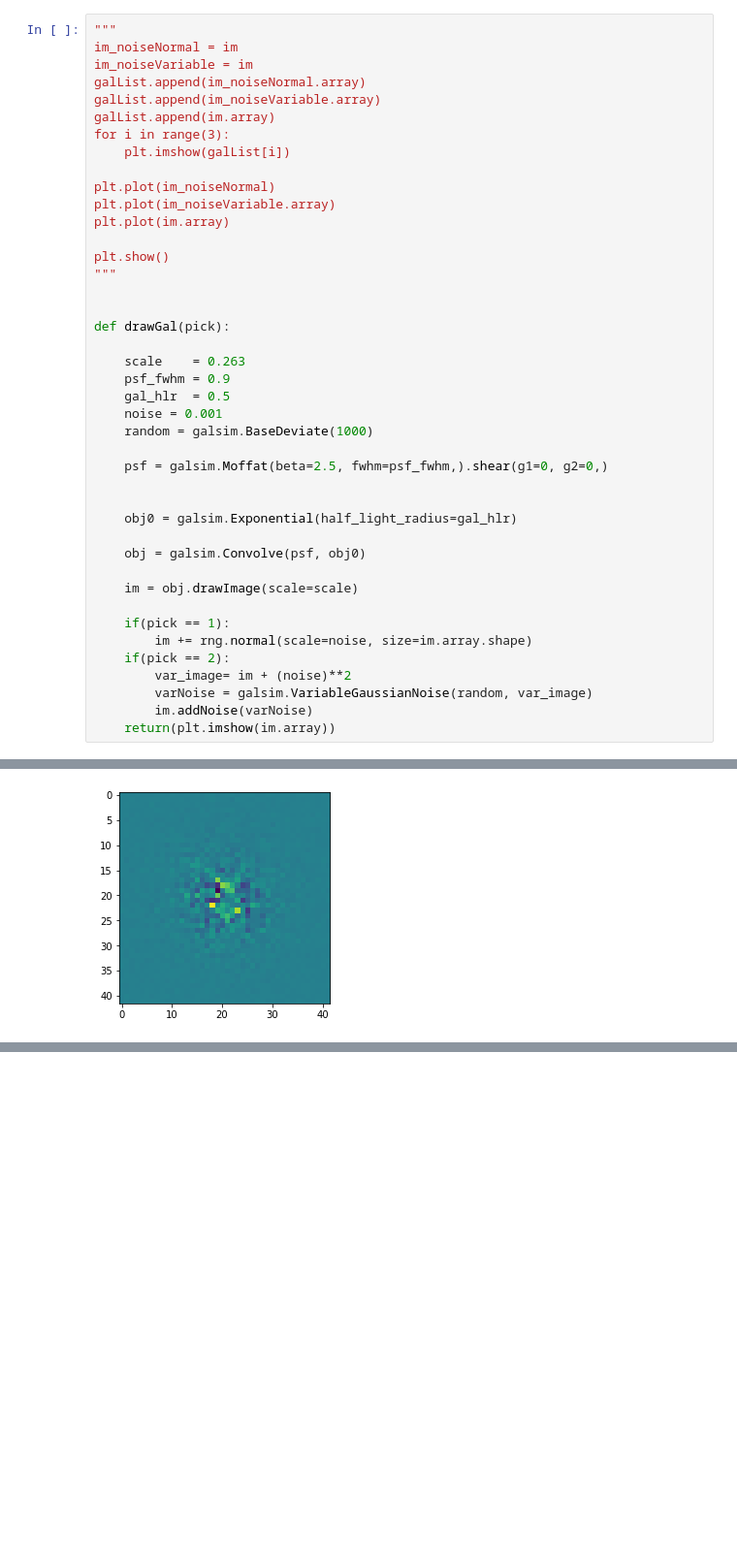
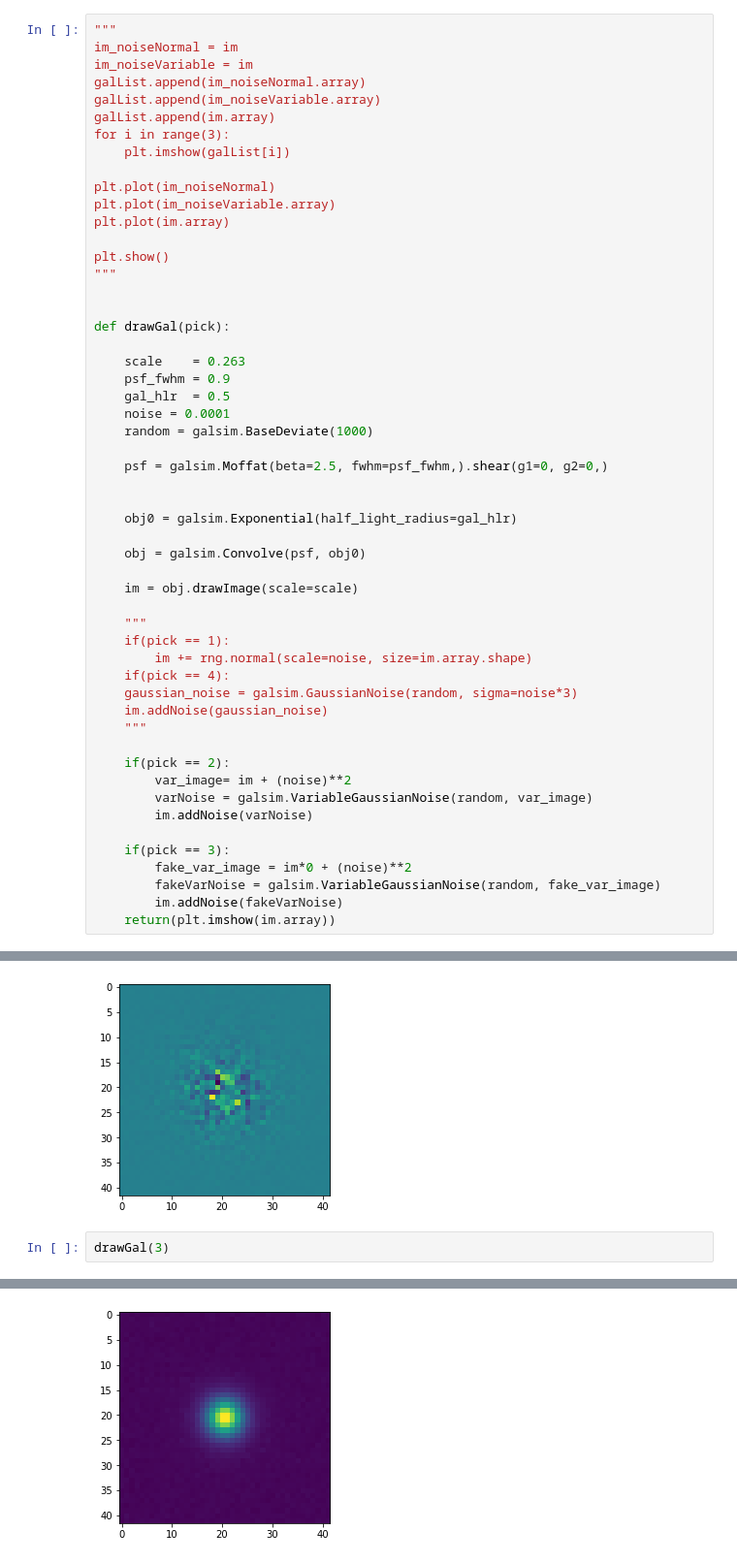
Before and after one commit to norrisbach/Metacal, a Jupyter notebook: metacal.ipynb, the cells around one changed output, grey strips where cells are left out. Shown at 97% size. Drawn from its saved outputs; the diff is of its cells as text; blank space fills up the shorter version.

```diff
--- a/metacal.ipynb
+++ b/metacal.ipynb
@@ -278,7 +284,7 @@ def drawGal(pick):
     scale    = 0.263
     psf_fwhm = 0.9
     gal_hlr  = 0.5
-    noise = 0.001
+    noise = 0.0001
     random = galsim.BaseDeviate(1000)
 
     psf = galsim.Moffat(beta=2.5, fwhm=psf_fwhm,).shear(g1=0, g2=0,)
@@ -290,12 +296,23 @@ def drawGal(pick):
 
     im = obj.drawImage(scale=scale)
 
+    """
     if(pick == 1):
         im += rng.normal(scale=noise, size=im.array.shape)
+    if(pick == 4):
+    gaussian_noise = galsim.GaussianNoise(random, sigma=noise*3)
+    im.addNoise(gaussian_noise)
+    """
+
     if(pick == 2):
         var_image= im + (noise)**2
         varNoise = galsim.VariableGaussianNoise(random, var_image)
         im.addNoise(varNoise)
+
+    if(pick == 3):
+        fake_var_image = im*0 + (noise)**2
+        fakeVarNoise = galsim.VariableGaussianNoise(random, fake_var_image)
+        im.addNoise(fakeVarNoise)
     return(plt.imshow(im.array))
 # %%
 drawGal(0)
@@ -312,3 +324,6 @@ drawGal(2)
 # %% [output]
 <matplotlib.image.AxesImage at 0x...>
 [figure]
+# %%
+drawGal(3)
+# %% [output]
@@ -314,0 +331 @@ drawGal(2)
+[figure, added]
```
Also changed, not shown: parts of 7 cells of this notebook.
